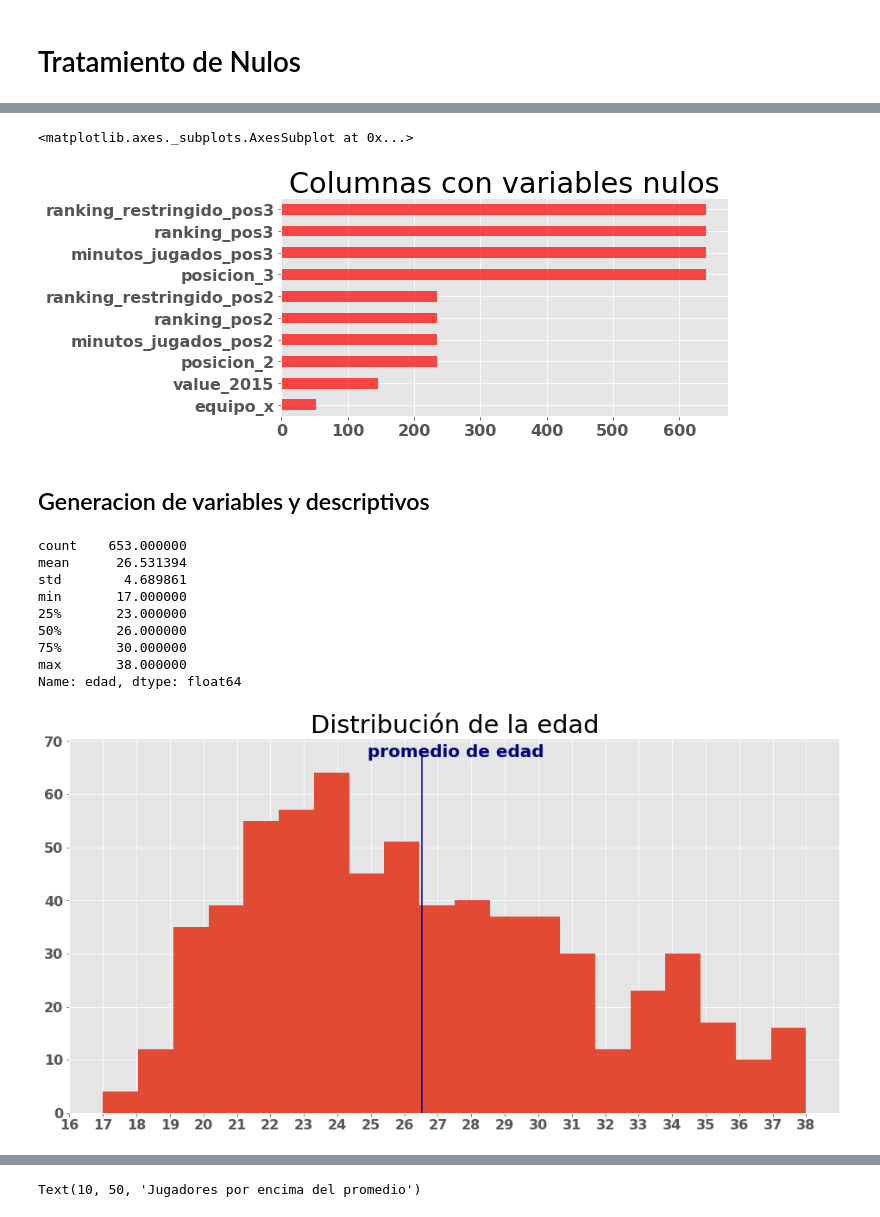
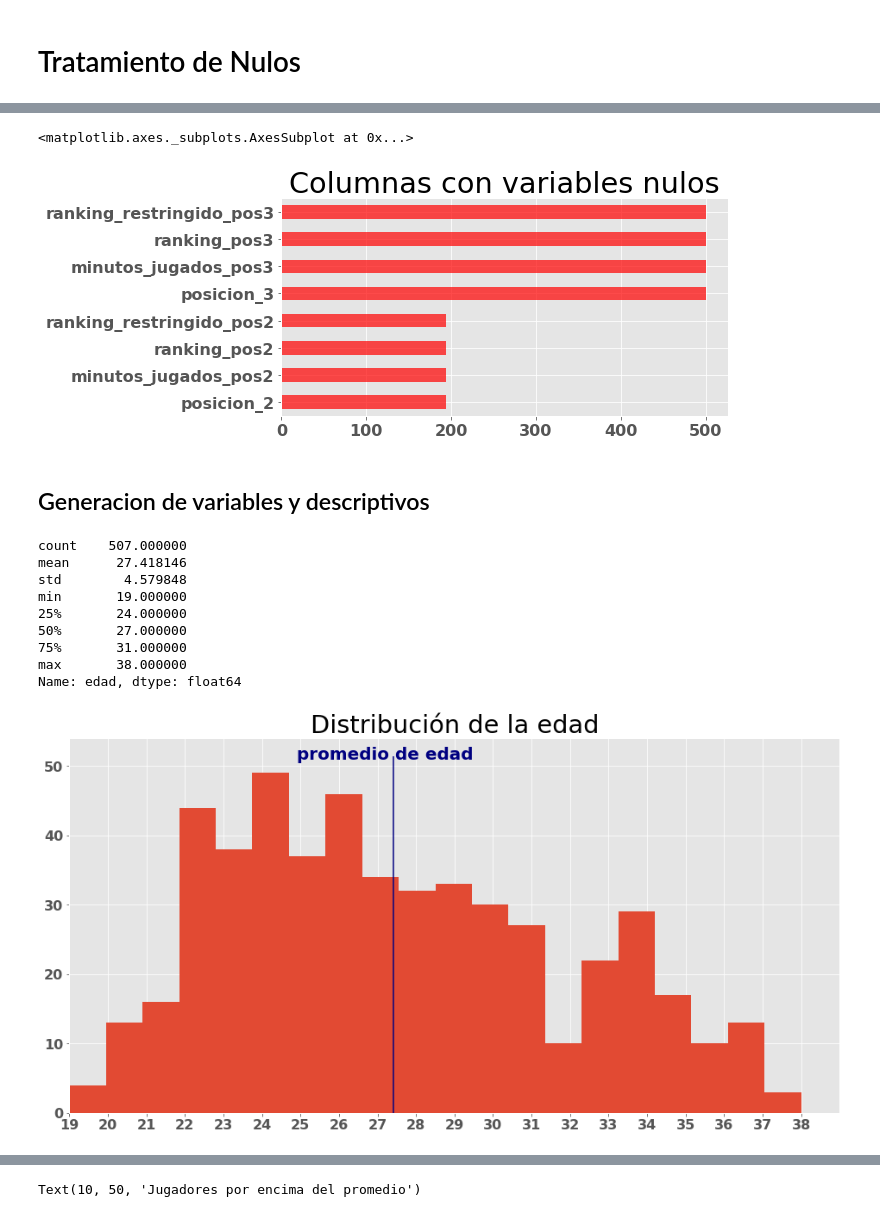
Before and after one commit to serch86/TransferPricePrediction, a Jupyter notebook: Description_and_merge_Transfer_Market.ipynb, the cells around one changed output, grey strips where cells are left out. Saved outputs shown, nothing was run; the diff lists cells and outputs as text; code cells hidden in the pictures.

```diff
--- a/Description_and_merge_Transfer_Market.ipynb
+++ b/Description_and_merge_Transfer_Market.ipynb
@@ -406,4 +378,6 @@ df_tp_15.columns,df_tp_15.shape
 (Index(['equipo', 'fecha_nacimiento', 'jugadores', 'valor', 'value_2015',
         'primer_nombre', 'primer_apellido', 'segundo_apellido'],
        dtype='object'), (1034, 8))
+# %%
+df_tp_15.dropna(subset=['value_2015'], inplace= True)
 # %% [markdown]
@@ -416,7 +393,7 @@ cols = ['jugador', 'primer_apellido','primer_nombre','fecha_nacimiento_x', 'naci
        'minutos_jugados_pos2', 'minutos_jugados_pos3', 'ranking_pos1',
        'ranking_pos2', 'ranking_pos3', 'ranking_restringido_pos1',
        'ranking_restringido_pos2', 'ranking_restringido_pos3','value_2015']
-df_2015 = df_pre_final.merge(df_tp_15, on=['primer_apellido','primer_nombre'], how='left')[cols]
+df_2015 = df_pre_final.merge(df_tp_15, on=['primer_apellido','primer_nombre'], how='inner')[cols]
 # %%
 # Obteniendo 600 jugadores en estre cruce. perdiendo el 25% de la info por ncruce de apellido, nombre.
 df_2015.shape
@@ -553,8 +537,6 @@ df.value_2015.isnull().sum(),df.value_2016.isnull().sum()
 df['value_2016'] = np.where(df.value_2016.isnull(),df.value_2015,df.value_2016)
 # Esti se hace por que se noto que en los datos de transferencia si no se movio de equipo no guardan el movimiento de la transferencia
 # EN ALGUNOS CASOS
-# %%
-df.dropna(subset=['value_2016'],inplace=True)
 # %%
 df.shape
 # %% [output]
@@ -565,7 +547,7 @@ df.isnull().sum()[df.isnull().sum()!=0].sort_values().plot.barh(color='r',alpha=
                                                                ,figsize=(8,4))
 # %% [output]
 <matplotlib.axes._subplots.AxesSubplot at 0x...>
-[figure, old version]
+[figure, new version]
 # %% [markdown]
 ## Generacion de variables y descriptivos
 # %%
@@ -587,24 +569,24 @@ df['edad'] = round((pd.to_datetime('20160115') - df.fecha_nacimiento_x)/ 365 / d
 # %%
 df.edad.describe()
 # %% [output]
-count    653.000000
-mean      26.531394
-std        4.689861
-min       17.000000
-25%       23.000000
-50%       26.000000
-75%       30.000000
+count    507.000000
+mean      27.418146
+std        4.579848
+min       19.000000
+25%       24.000000
+50%       27.000000
+75%       31.000000
 max       38.000000
 Name: edad, dtype: float64
 # %%
 df.edad.hist(bins=20)
 plt.title('Distribución de la edad')
-plt.xlim(16,39)
-plt.xticks(range(16,39))
+plt.xlim(19,39)
+plt.xticks(range(19,39))
 plt.vlines(df.edad.mean(),plt.ylim()[0],plt.ylim()[1], color='navy')
-plt.text( 24.9,df.edad.max()+29,'promedio de edad',color='navy');
+plt.text( 24.9,df.edad.max()+13,'promedio de edad',color='navy');
 # %% [output]
-[figure, old version]
+[figure, new version]
 # %%
 sns.kdeplot(df.edad,shade=True,legend=False)
 plt.title('Distribución de la edad')
```
Also changed, not shown: parts of 62 cells of this notebook, 1 other file.
